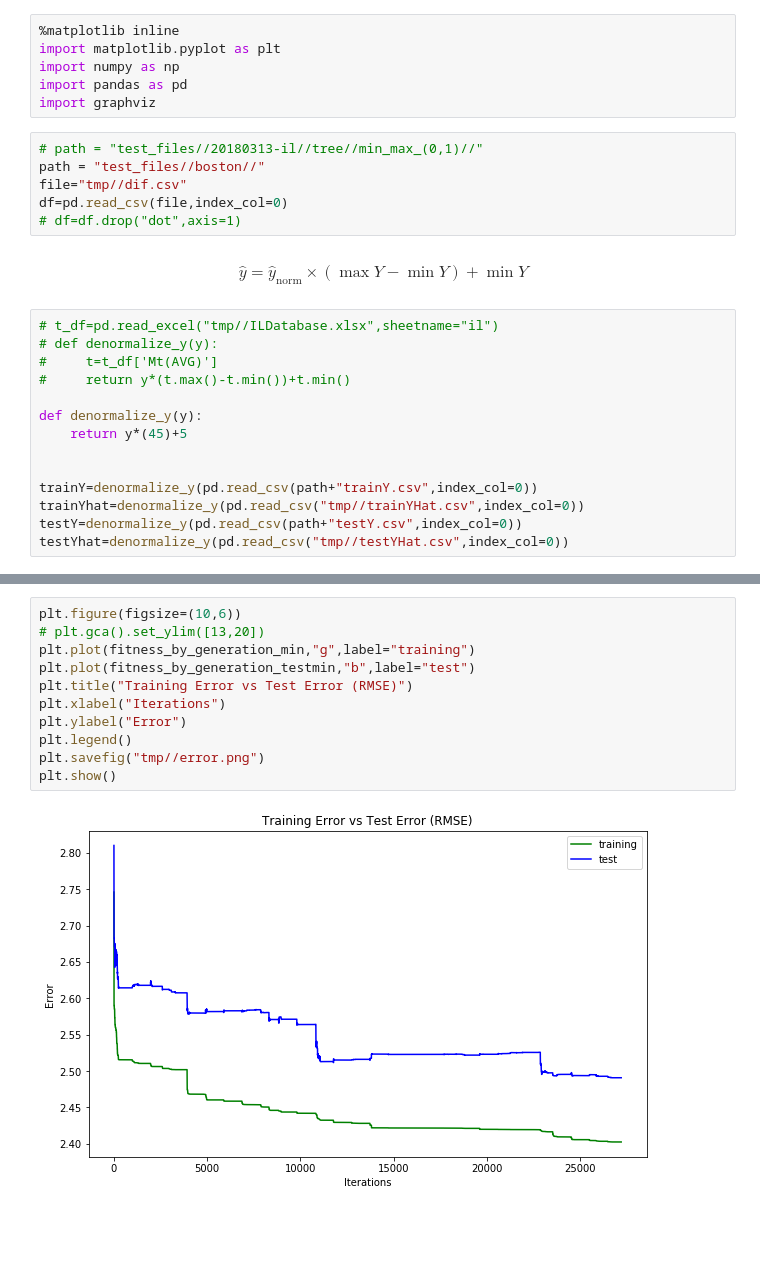
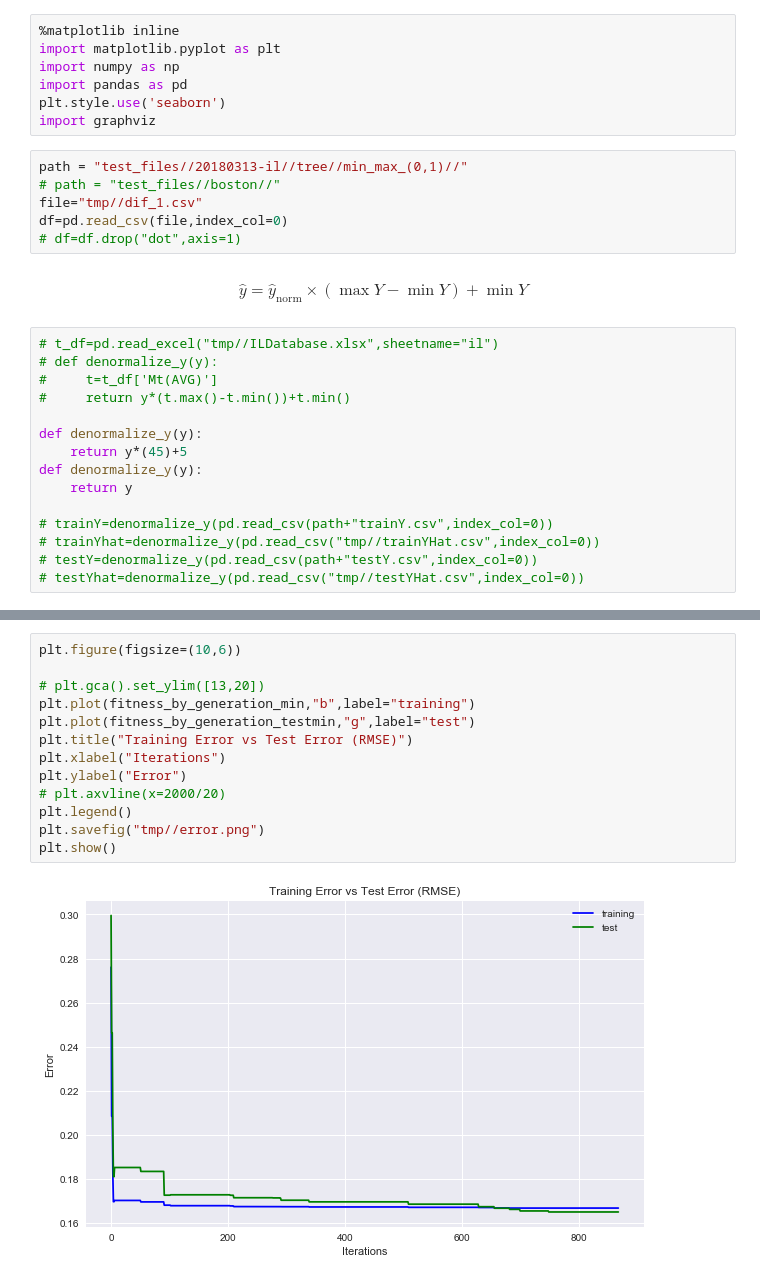
Before and after one commit to joalceco/NeuroFramework, a Jupyter notebook: results/Evolucion de topologias.ipynb, the cells around one changed output, grey strips where cells are left out. Drawn from its saved outputs; the diff is of its cells as text; blank space fills up the shorter version.

```diff
--- a/results/Evolucion de topologias.ipynb
+++ b/results/Evolucion de topologias.ipynb
@@ -3,11 +3,12 @@
 import matplotlib.pyplot as plt
 import numpy as np
 import pandas as pd
+plt.style.use('seaborn')
 import graphviz
 # %%
-# path = "test_files//20180313-il//tree//min_max_(0,1)//"
-path = "test_files//boston//"
-file="tmp//dif.csv"
+path = "test_files//20180313-il//tree//min_max_(0,1)//"
+# path = "test_files//boston//"
+file="tmp//dif_1.csv"
 df=pd.read_csv(file,index_col=0)
 # df=df.drop("dot",axis=1)
 # %% [markdown]
@@ -20,11 +21,12 @@ $$\hat y = \hat y_\text{norm} \times (\max Y - \min Y) + \min Y$$
 
 def denormalize_y(y):
     return y*(45)+5
+def denormalize_y(y):
+    return y
 
-
-trainY=denormalize_y(pd.read_csv(path+"trainY.csv",index_col=0))
-trainYhat=denormalize_y(pd.read_csv("tmp//trainYHat.csv",index_col=0))
-testY=denormalize_y(pd.read_csv(path+"testY.csv",index_col=0))
-testYhat=denormalize_y(pd.read_csv("tmp//testYHat.csv",index_col=0))
+# trainY=denormalize_y(pd.read_csv(path+"trainY.csv",index_col=0))
+# trainYhat=denormalize_y(pd.read_csv("tmp//trainYHat.csv",index_col=0))
+# testY=denormalize_y(pd.read_csv(path+"testY.csv",index_col=0))
+# testYhat=denormalize_y(pd.read_csv("tmp//testYHat.csv",index_col=0))
 # %%
 fitness_by_generation_min = np.sqrt(denormalize_y(df.groupby(by="generation").train_error.min()))
@@ -34,13 +40,15 @@ fitness_by_generation_testmin = np.sqrt(denormalize_y(df.groupby(by="generation"
 # %%
 plt.figure(figsize=(10,6))
+
 # plt.gca().set_ylim([13,20])
-plt.plot(fitness_by_generation_min,"g",label="training")
-plt.plot(fitness_by_generation_testmin,"b",label="test")
+plt.plot(fitness_by_generation_min,"b",label="training")
+plt.plot(fitness_by_generation_testmin,"g",label="test")
 plt.title("Training Error vs Test Error (RMSE)")
 plt.xlabel("Iterations")
 plt.ylabel("Error")
+# plt.axvline(x=2000/20)
 plt.legend()
 plt.savefig("tmp//error.png")
 plt.show()
 # %% [output]
-[figure, old version]
+[figure, new version]
```
Also changed, not shown: parts of 11 cells of this notebook, 56 other files.
